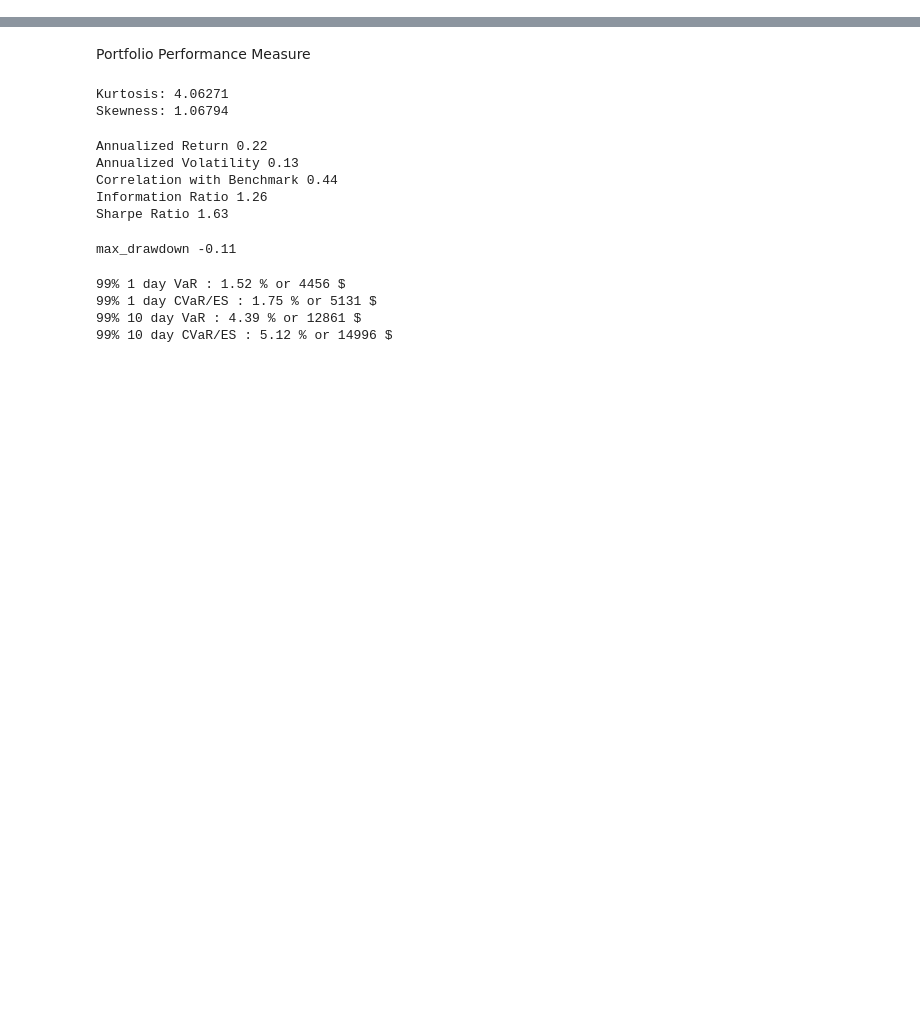
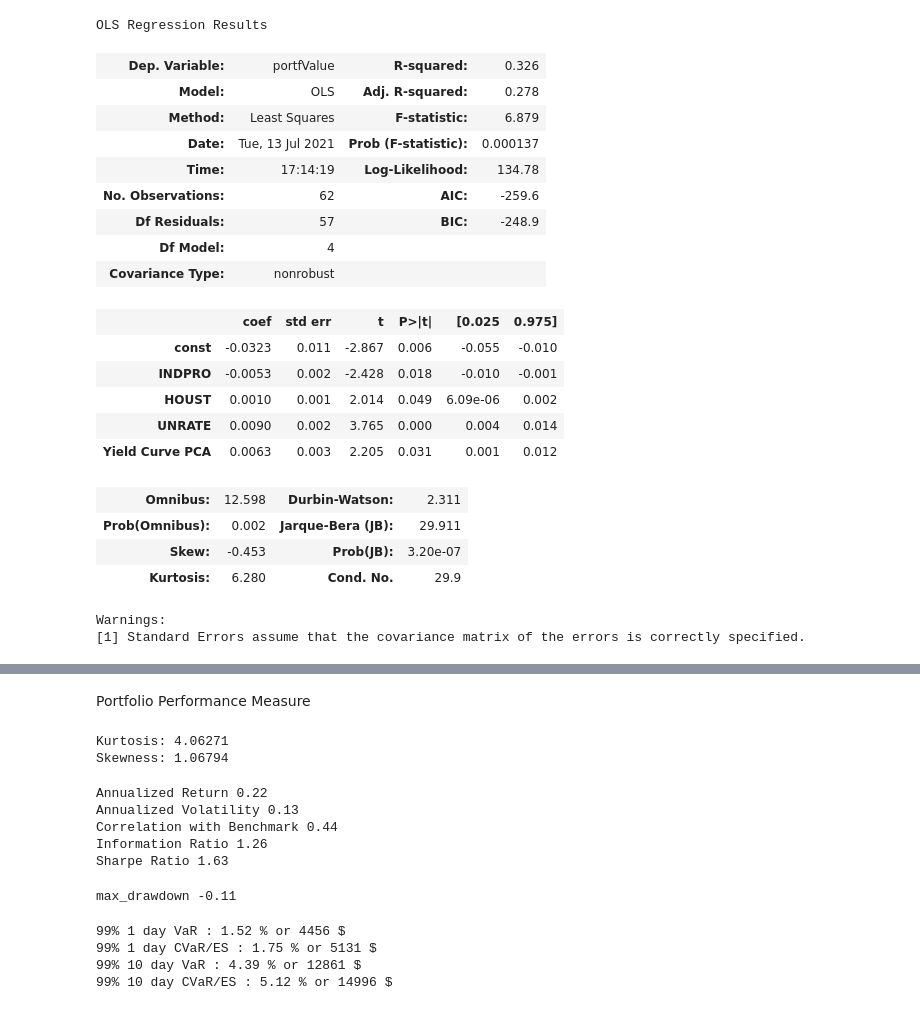
Before and after one commit to of1201/roboadvisor, a Jupyter notebook: risk lab.ipynb, the cells around one changed output, grey strips where cells are left out. Cells and saved outputs as stored; diff of their text form; code cells hidden in the pictures; blank space fills up the shorter version.

```diff
--- a/risk lab.ipynb
+++ b/risk lab.ipynb
@@ -390,6 +370,7 @@ currentVal = np.zeros(NoPeriods)
 portfValue = np.zeros(testMonths)
 turnover = np.zeros(NoPeriods)
 interest = 0
+loan_pay = cap*leverage
 
 # loop through each rebalancing period
 for t in range(NoPeriods):
@@ -532,13 +513,14 @@ for t in range(NoPeriods):
         index_portf = np.where(exRet_portf.loc[startDate:].index == testStart)[0][0]
         # loan interest accumulation
         rf_7yr = 1.56  # used 7-year treasury rate from 2016-04-01 which is 1.56%
+        l=loan_pay
         loan_pay = loan * (1 + rf_7yr / 100) ** ((index_portf+j)/12)  # accumulated by 7-year treasury rate
 
         if j == 0:
             price_portf.loc[testStart]
-            portfValue[index_portf+j] = np.dot(testPrice, NoShares_new)[j] - loan_pay - trans_cost
+            portfValue[index_portf+j] = np.dot(testPrice, NoShares_new)[j] - (loan_pay-l) - trans_cost
         else:
-            portfValue[index_portf+j] = np.dot(testPrice, NoShares_new)[j] - loan_pay
+            portfValue[index_portf+j] = np.dot(testPrice, NoShares_new)[j] - (loan_pay-l)
 
     # calculate the turnover rate
     if t > 0:
@@ -580,3 +562,10 @@ portfolio value evolution:[ 98520.85392687  98109.13698816 101955.61549996 10433
                '2020-12-01', '2021-01-01', '2021-02-01', '2021-03-01',
                '2021-04-01', '2021-05-01', '2021-05-31'],
               dtype='datetime64[ns]', freq=None)
+# %%
+# remove injection from cashflow
+portfValue_wocf = portfValue.copy()
+for i in range(len(portfValue)):
+    reb_period = np.floor(i/injectFreq)
+    if reb_period>=1:
+        portfValue_wocf[i] = portfValue[i] - reb_period*injection
@@ -583 +617,41 @@ portfolio value evolution:[ 98520.85392687  98109.13698816 101955.61549996 10433
+# %%
+# this is all macro factors that we select
+df_macro_four = df_macro[['INDPRO', 'HOUST','UNRATE', 'Yield Curve PCA']]
+# %%
+# sensitivity analysis for the allocation model
+portfRet_up=np.zeros((len(df_macro_four.columns),len(df_macro_four.columns)+2))
+portfRet_down=np.zeros((len(df_macro_four.columns),len(df_macro_four.columns)+2))
+df_portfValue_wocf = pd.DataFrame(portfValue_wocf,index=testDate,columns=['portfValue'])
+df_portfRet = df_portfValue_wocf.pct_change().dropna()
+
+# macro data for the test period
+df_macro_test = df_macro_four.loc[df_portfRet.index]
+# fit model for x=macro data, y=portofolio value during the test period
+df_macro_test = sm.add_constant(df_macro_test)
+model = sm.OLS(df_portfRet, df_macro_test).fit()
+# %%
+model.summary()
+# %% [output]
+OLS Regression Results
+| Dep. Variable: | portfValue | R-squared: | 0.326 |
+| Model: | OLS | Adj. R-squared: | 0.278 |
+| Method: | Least Squares | F-statistic: | 6.879 |
+| Date: | Tue, 13 Jul 2021 | Prob (F-statistic): | 0.000137 |
+| Time: | 17:14:19 | Log-Likelihood: | 134.78 |
+| No. Observations: | 62 | AIC: | -259.6 |
+| Df Residuals: | 57 | BIC: | -248.9 |
+| Df Model: | 4 |  |  |
+| Covariance Type: | nonrobust |  |  |
+|  | coef | std err | t | P>|t| | [0.025 | 0.975] |
+| const | -0.0323 | 0.011 | -2.867 | 0.006 | -0.055 | -0.010 |
+| INDPRO | -0.0053 | 0.002 | -2.428 | 0.018 | -0.010 | -0.001 |
+| HOUST | 0.0010 | 0.001 | 2.014 | 0.049 | 6.09e-06 | 0.002 |
+| UNRATE | 0.0090 | 0.002 | 3.765 | 0.000 | 0.004 | 0.014 |
+| Yield Curve PCA | 0.0063 | 0.003 | 2.205 | 0.031 | 0.001 | 0.012 |
+| Omnibus: | 12.598 | Durbin-Watson: | 2.311 |
+| Prob(Omnibus): | 0.002 | Jarque-Bera (JB): | 29.911 |
+| Skew: | -0.453 | Prob(JB): | 3.20e-07 |
+| Kurtosis: | 6.280 | Cond. No. | 29.9 |
+Warnings:
+[1] Standard Errors assume that the covariance matrix of the errors is correctly specified.
 # %%
```
Also changed, not shown: parts of 16 cells of this notebook.
